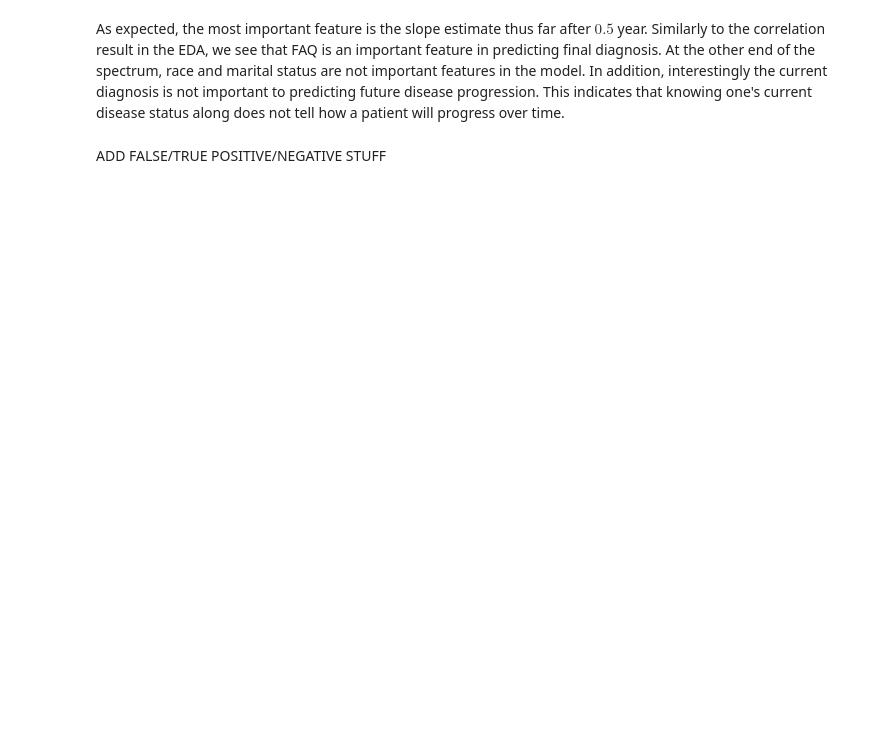
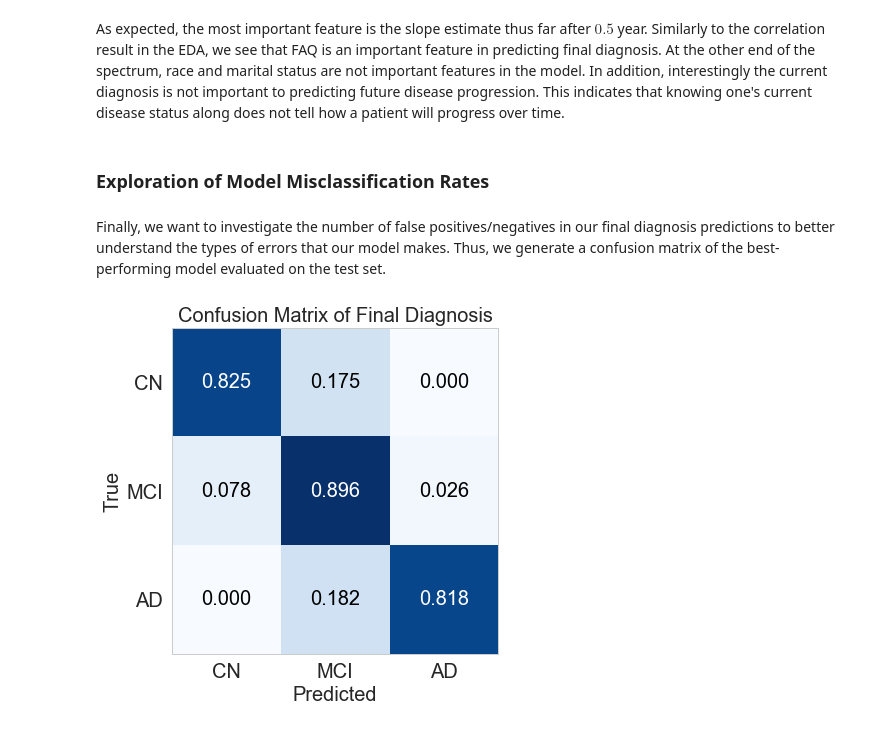
Before and after one commit to damela/CS209A_AD_Project, a Jupyter notebook: notebooks/Models_combined.ipynb, the cells around one changed output. Saved outputs shown, nothing was run; the diff lists cells and outputs as text; code cells hidden in the pictures; blank space fills up the shorter version.

```diff
--- a/notebooks/Models_combined.ipynb
+++ b/notebooks/Models_combined.ipynb
@@ -735,4 +737,40 @@ plt.title('Feature Importance');
 # %% [markdown]
 As expected, the most important feature is the slope estimate thus far after $0.5$ year. Similarly to the correlation result in the EDA, we see that FAQ is an important feature in predicting final diagnosis. At the other end of the spectrum, race and marital status are not important features in the model. In addition, interestingly the current diagnosis is not important to predicting future disease progression. This indicates that knowing one's current disease status along does not tell how a patient will progress over time.
-# %% [markdown]
-ADD FALSE/TRUE POSITIVE/NEGATIVE STUFF
+# %% [markdown]
+### Exploration of Model Misclassification Rates
+# %% [markdown]
+Finally, we want to investigate the number of false positives/negatives in our final diagnosis predictions to better understand the types of errors that our model makes. Thus, we generate a confusion matrix of the best-performing model evaluated on the test set.
+# %%
+'''PLOT CONFUSION MATRIX OF FINAL DIAGNOSIS PREDICTIONS'''
+
+# Generate final diagnosis predictions
+X = Xs[s_best][y_best]
+y = ys[s_best][y_best]
+assessment = assessments[s_best][y_best]
+_, X_test, _, y_test, _, assessment_test = train_test_split(X, y, assessment, test_size=0.3, random_state=40,\
+                                        stratify=X[['Diagnosis_CN','Diagnosis_MCI']])
+cdrsb_pred_test  = \
+    [i+s*t for i,s,t in zip(assessment_test['base_cdrsb'],best_model.predict(X_test),assessment_test['final_time'])]
+diagnosis_pred_test = ['CN' if i  <0.5 else 'MCI' if i < 4. else 'AD' for i in cdrsb_pred_test]
+
+
+# Generate and plot confusion matrix
+cm = confusion_matrix(assessment_test['final_diagnosis'],diagnosis_pred_test,labels=['CN','MCI','AD'])
+cm = cm.astype('float') / cm.sum(axis=1)[:, np.newaxis]
+plt.imshow(cm,cmap=plt.get_cmap('Blues'))
+plt.grid(False)
+for i in range(3):
+    for j in range(3):
+        if i==j:
+            col = 'w'
+        else:
+            col = 'k'
+        plt.text(i, j, "{:0.3f}".format(cm[j,i]),
+                           ha="center", va="center", color=col,fontsize=20)
+plt.xticks([0,1,2],['CN','MCI','AD'],fontsize=20)
+plt.yticks([0,1,2],['CN','MCI','AD'],fontsize=20)
+plt.title('Confusion Matrix of Final Diagnosis',fontsize=20)
+plt.xlabel('Predicted',fontsize=20)
+plt.ylabel('True',fontsize=20);
+# %% [output]
+[figure, added]
```
Also changed, not shown: parts of 9 cells of this notebook, 2 other files.
